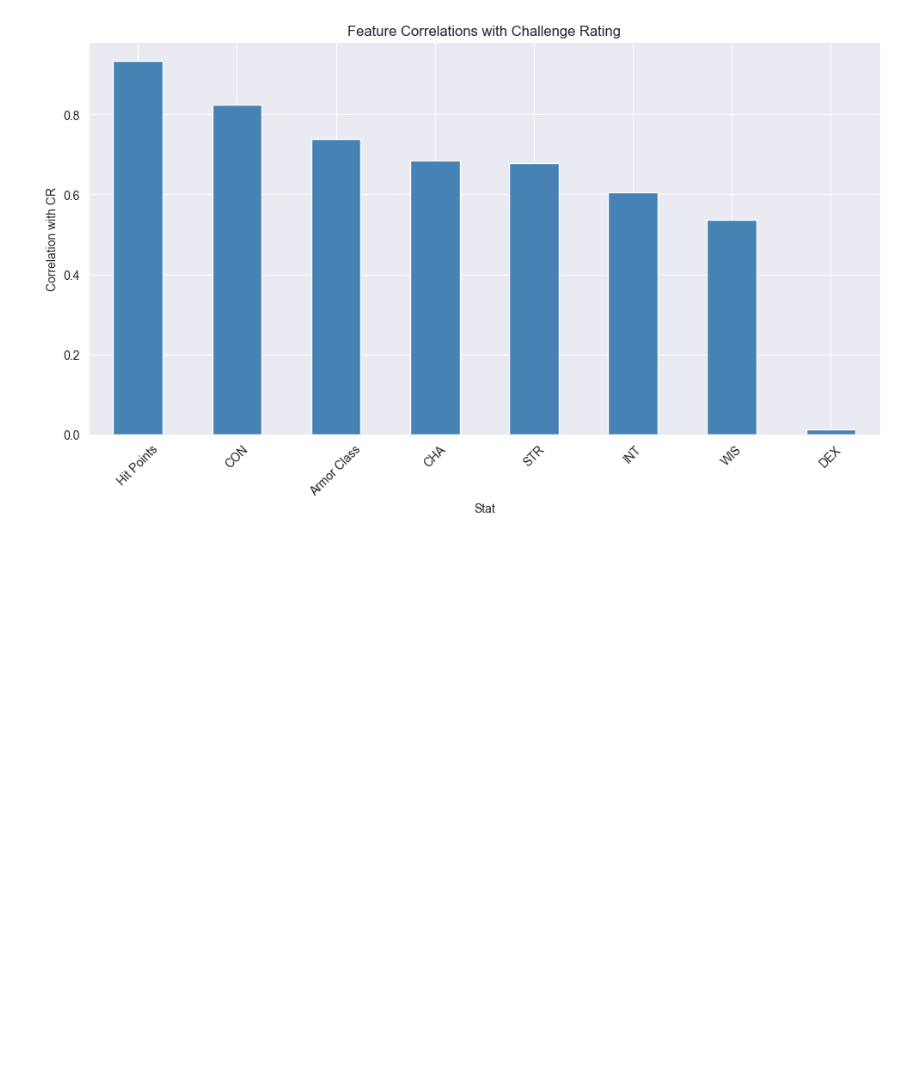
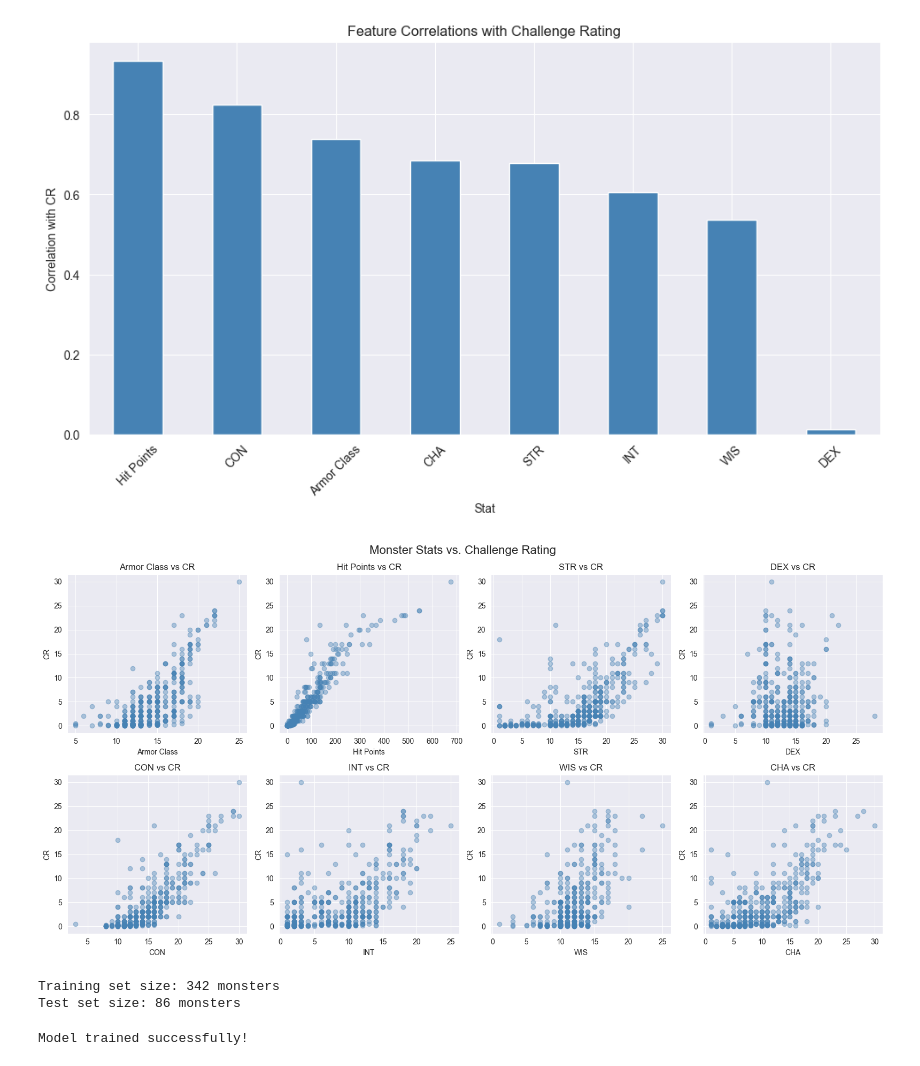
Before and after one commit to jpitts-dev/dnd-cr-predictor, a Jupyter notebook: cr_predictor_analysis.ipynb, the cells around one changed output. Cells and saved outputs as stored; diff of their text form; code cells hidden in the pictures; blank space fills up the shorter version.

Commit message:
Added scatter plots, split data, and trained Random Forest model

```diff
--- a/cr_predictor_analysis.ipynb
+++ b/cr_predictor_analysis.ipynb
@@ -120,3 +120,41 @@ plt.tight_layout()
 plt.show()
 # %% [output]
 [figure]
+# %%
+# Scatter plots of each feature vs. CR
+fig, axes = plt.subplots(2, 4, figsize=(16, 8))
+axes = axes.flatten()
+
+for i, col in enumerate(numeric_cols):
+    axes[i].scatter(df[col], df['CR'], alpha=0.4, color='steelblue')
+    axes[i].set_xlabel(col)
+    axes[i].set_ylabel('CR')
+    axes[i].set_title(f'{col} vs CR')
+
+plt.suptitle("Monster Stats vs. Challenge Rating", fontsize=16)
+plt.tight_layout()
+plt.show()
+# %% [output]
+[figure, added]
+# %%
+# Define features and target
+features = ['Armor Class', 'Hit Points', 'STR', 'DEX', 'CON', 'INT', 'WIS', 'CHA']
+X = df[features]
+y = df['CR']
+
+# Split into training and test sets
+X_train, X_test, y_train, y_test = train_test_split(X, y, test_size=0.2, random_state=42)
+
+print(f"Training set size: {len(X_train)} monsters")
+print(f"Test set size: {len(X_test)} monsters")
+# %% [output]
+Training set size: 342 monsters
+Test set size: 86 monsters
+# %%
+# Build and train the Random Forest model
+model = RandomForestRegressor(n_estimators=100, random_state=42)
+model.fit(X_train, y_train)
+
+print("Model trained successfully!")
+# %% [output]
+Model trained successfully!
```
Also changed, not shown: 1 other file.
